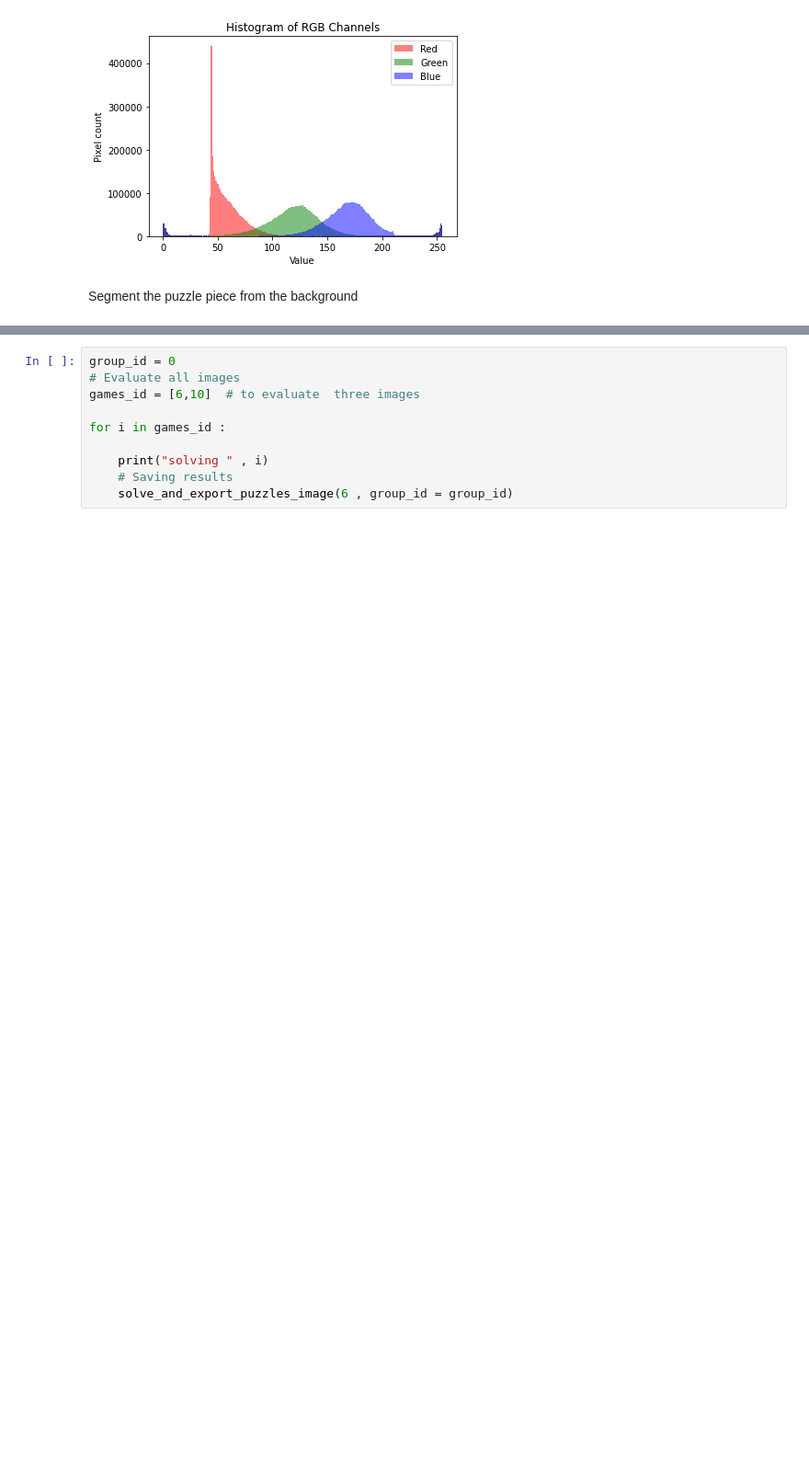
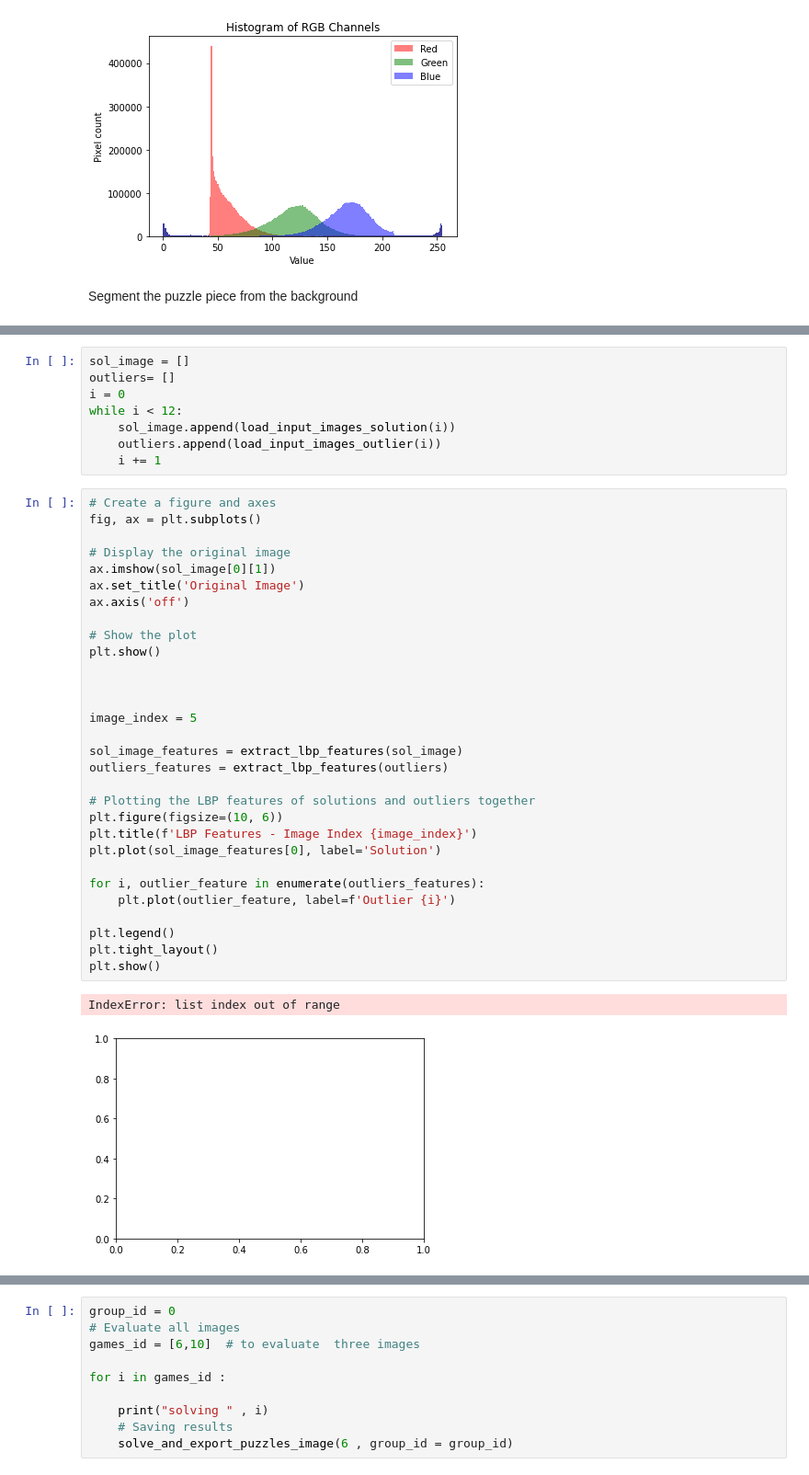
Before and after one commit to rinoago/iapr, a Jupyter notebook: project/project.ipynb, the cells around one changed output, grey strips where cells are left out. Shown at 92% size. Cells and saved outputs as stored; diff of their text form; blank space fills up the shorter version.

```diff
--- a/project/project.ipynb
+++ b/project/project.ipynb
@@ -512,3 +639,44 @@ Segment the puzzle piece from the background
+# %%
+sol_image = []
+outliers= []
+i = 0
+while i < 12:
+    sol_image.append(load_input_images_solution(i))
+    outliers.append(load_input_images_outlier(i))
+    i += 1
+# %%
+# Create a figure and axes
+fig, ax = plt.subplots()
+
+# Display the original image
+ax.imshow(sol_image[0][1])
+ax.set_title('Original Image')
+ax.axis('off')
+
+# Show the plot
+plt.show()
+
+
+
+image_index = 5
+
+sol_image_features = extract_lbp_features(sol_image)
+outliers_features = extract_lbp_features(outliers)
+
+# Plotting the LBP features of solutions and outliers together
+plt.figure(figsize=(10, 6))
+plt.title(f'LBP Features - Image Index {image_index}')
+plt.plot(sol_image_features[0], label='Solution')
+
+for i, outlier_feature in enumerate(outliers_features):
+    plt.plot(outlier_feature, label=f'Outlier {i}')
+
+plt.legend()
+plt.tight_layout()
+plt.show()
+# %% [output]
+IndexError: list index out of range
+[figure, added]
 # %%
 def solve_and_export_puzzles_image(image_index , folder = "train" , path = "data_project"  , group_id = "00"):
     """
```
Also changed, not shown: parts of 8 cells of this notebook.
